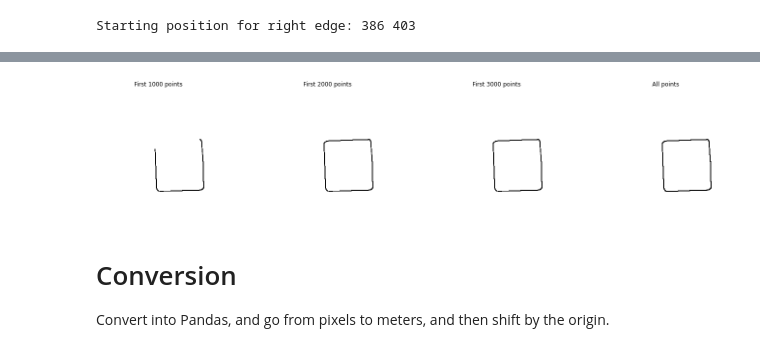
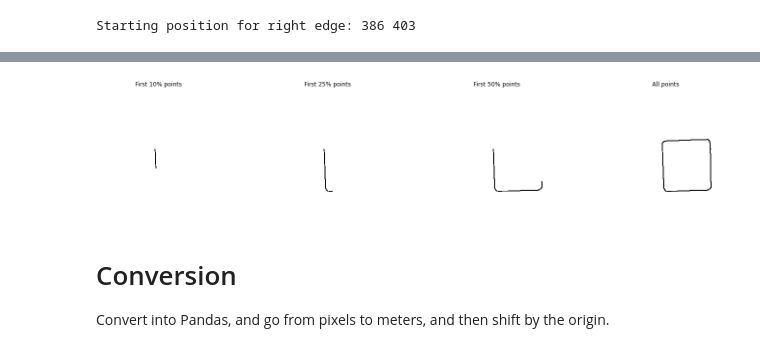
Before and after one commit to ynahum/Raceline-Optimization, a Jupyter notebook: maps/map_converter.ipynb, the cells around one changed output, grey strips where cells are left out. Drawn from its saved outputs; the diff is of its cells as text; code cells hidden in the pictures.

```diff
--- a/maps/map_converter.ipynb
+++ b/maps/map_converter.ipynb
@@ -142,5 +148,7 @@ left_edge_img = np.zeros(map_img.shape)
 left_edge_array = []
 # left_end_x, left_end_y = dfs(left_start_x, left_start_y, left_start_x, left_start_y-1, map_img, left_edge_img, left_edge_array)
 left_end_x, left_end_y = dfs(left_start_x, left_start_y+1, left_start_x, left_start_y, map_img, left_edge_img, left_edge_array)
+
+left_edge_array = left_edge_array[::INTERPOLATION_INTERVAL] # Only keep every nth point
 print(f"Number of left edges found: {len(left_edge_array)}")
 # %% [output]
@@ -163,5 +171,7 @@ right_edge_img = np.zeros(map_img.shape)
 right_edge_array = []
 right_end_x, right_end_y = dfs(right_start_x, right_start_y, right_start_x, right_start_y-1, map_img, right_edge_img, right_edge_array)
 right_end_x, right_end_y = dfs(right_start_x, right_start_y+1, right_start_x, right_start_y, map_img, right_edge_img, right_edge_array)
+
+right_edge_array = right_edge_array[::INTERPOLATION_INTERVAL] # Only keep every nth point
 print(f"Number of right edges found: {len(right_edge_array)}")
 # %% [output]
@@ -173,23 +183,23 @@ ax2.axis('off')
 ax3.axis('off')
 ax4.axis('off')
 left_img = np.zeros(map_img.shape)
-for x,y in left_edge_array[:1000]:
+for x,y in left_edge_array[:len(left_edge_array)//10]:
 	left_img[y][x] = 255
 
 ax1.imshow(left_img, cmap='Greys', vmax=1)
-ax1.set_title("First 1000 points")
+ax1.set_title("First 10% points")
 left_img = np.zeros(map_img.shape)
-for x,y in left_edge_array[:2000]:
+for x,y in left_edge_array[:len(left_edge_array)//4]:
 	left_img[y][x] = 255
 
 ax2.imshow(left_img, cmap='Greys', vmax=1)
-ax2.set_title("First 2000 points")
+ax2.set_title("First 25% points")
 left_img = np.zeros(map_img.shape)
-for x,y in left_edge_array[:3000]:
+for x,y in left_edge_array[:len(left_edge_array)//2]:
 	left_img[y][x] = 255
 
 ax3.imshow(left_img, cmap='Greys', vmax=1)
-ax3.set_title("First 3000 points")
+ax3.set_title("First 50% points")
 left_img = np.zeros(map_img.shape)
 for x,y in left_edge_array:
 	left_img[y][x] = 1000
@@ -206,23 +216,23 @@ ax2.axis('off')
 ax3.axis('off')
 ax4.axis('off')
 right_img = np.zeros(map_img.shape)
-for x,y in right_edge_array[:1000]:
+for x,y in right_edge_array[:len(right_edge_array)//10]:
 	right_img[y][x] = 255
 
 ax1.imshow(right_img, cmap='Greys', vmax=1)
-ax1.set_title("First 1000 points")
+ax1.set_title("First 10% points")
 right_img = np.zeros(map_img.shape)
-for x,y in right_edge_array[:2000]:
+for x,y in right_edge_array[:len(right_edge_array)//4]:
 	right_img[y][x] = 255
 
 ax2.imshow(right_img, cmap='Greys', vmax=1)
-ax2.set_title("First 2000 points")
+ax2.set_title("First 25% points")
 right_img = np.zeros(map_img.shape)
-for x,y in right_edge_array[:3000]:
+for x,y in right_edge_array[:len(right_edge_array)//2]:
 	right_img[y][x] = 255
 
 ax3.imshow(right_img, cmap='Greys', vmax=1)
-ax3.set_title("First 3000 points")
+ax3.set_title("First 50% points")
 right_img = np.zeros(map_img.shape)
 for x,y in right_edge_array:
 	right_img[y][x] = 1000
@@ -251,36 +261,36 @@ Number of midpoints: 1376
 # %%
 fig, (ax1,ax2,ax3, ax4) = plt.subplots(1, 4, figsize=(20,4))
 ax1.axis('off')
 ax2.axis('off')
 ax3.axis('off')
 ax4.axis('off')
 midpoint_img = np.zeros(map_img.shape)
-for x,y in midpoints[:1000]:
+for x,y in midpoints[:len(midpoints)//10]:
 	midpoint_img[y][x] = 255
 
 ax1.imshow(midpoint_img, cmap='Greys', vmax=1)
-ax1.set_title("First 1000 points")
+ax1.set_title("First 10% points")
 midpoint_img = np.zeros(map_img.shape)
-for x,y in midpoints[:2000]:
+for x,y in midpoints[:len(midpoints)//4]:
 	midpoint_img[y][x] = 255
 
 ax2.imshow(midpoint_img, cmap='Greys', vmax=1)
-ax2.set_title("First 2000 points")
+ax2.set_title("First 25% points")
 midpoint_img = np.zeros(map_img.shape)
-for x,y in midpoints[:3000]:
+for x,y in midpoints[:len(midpoints)//2]:
 	midpoint_img[y][x] = 255
 
 ax3.imshow(midpoint_img, cmap='Greys', vmax=1)
-ax3.set_title("First 3000 points")
+ax3.set_title("First 50% points")
 midpoint_img = np.zeros(map_img.shape)
 for x,y in midpoints:
 	midpoint_img[y][x] = 1000
 
 ax4.imshow(midpoint_img, cmap='Greys', vmax=1)
 ax4.set_title("All points")
 fig.tight_layout()
 # %% [output]
-[figure, old version]
+[figure, new version]
 # %% [markdown]
 # Conversion
 Convert into Pandas, and go from pixels to meters, and then shift by the origin.
```
Also changed, not shown: parts of 13 cells of this notebook, 8 other files.
